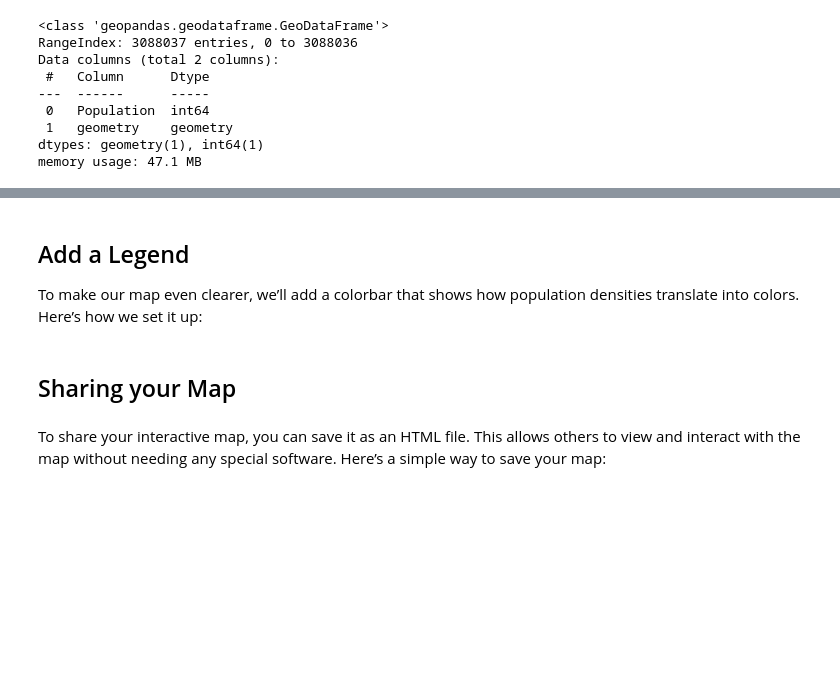
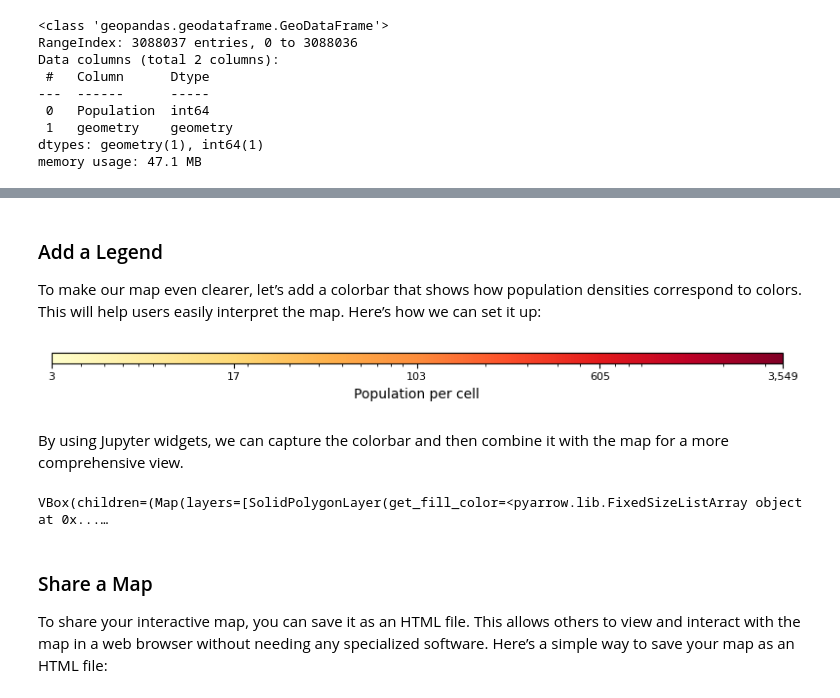
Before and after one commit to SandraRudeloff/Sandi_Sandkorn, a Jupyter notebook: content/scripts/visualize_population_lonboard.ipynb, the cells around one changed output, grey strips where cells are left out. Saved outputs shown, nothing was run; the diff lists cells and outputs as text; code cells hidden in the pictures; blank space fills up the shorter version.

```diff
--- a/content/scripts/visualize_population_lonboard.ipynb
+++ b/content/scripts/visualize_population_lonboard.ipynb
@@ -170,29 +174,3 @@ normalizer = mpl.colors.LogNorm(vmin=gdf_population['Population'].min(), vmax=gd
 colors = colormap(normalizer(gdf_population['Population']), bytes=True)
 # %%
 polygon_layer.get_fill_color = colors
-# %% [markdown]
-## Add a Legend
-To make our map even clearer, we’ll add a colorbar that shows how population densities translate into colors.
-Here’s how we set it up:
-# %%
-fig, ax = plt.subplots(figsize=(8, 0.8))
-
-# Define the colorbar with LogNorm and the specified colormap
-cbar = plt.colorbar(
-    plt.cm.ScalarMappable(norm=LogNorm(vmin=gdf_population['Population'].min(), vmax=gdf_population['Population'].max()), cmap=colormap),
-    cax=ax,
-    orientation='horizontal'
-)
-
-tick_values = np.logspace(np.log10(gdf_population['Population'].min()), np.log10(gdf_population['Population'].max()), num=5, base=10.0)
-cbar.set_ticks(tick_values)
-cbar.ax.xaxis.set_major_formatter(mticker.FuncFormatter(thousands_formatter))
-cbar.ax.tick_params(labelsize=8)
-
-cbar.set_label('Population per cell', fontsize=10)
-
-colorbar_output = widgets.Output()
-
-with colorbar_output:
-    plt.tight_layout()
-    plt.show()
@@ -201,7 +177,49 @@ widgets.VBox([m, colorbar_output])
+# %% [markdown]
+### Add a Legend
+To make our map even clearer, let’s add a colorbar that shows how population densities correspond to colors. This will help users easily interpret the map.
+Here’s how we can set it up:
+# %%
+def create_colorbar():
+    fig, ax = plt.subplots(figsize=(8, 0.8))
+
+    # Define the colorbar with LogNorm and the specified colormap
+    cbar = plt.colorbar(
+        plt.cm.ScalarMappable(norm=LogNorm(vmin=gdf_population['Population'].min(), vmax=gdf_population['Population'].max()), cmap=colormap),
+        cax=ax,
+        orientation='horizontal'
+    )
+
+    tick_values = np.logspace(np.log10(gdf_population['Population'].min()), np.log10(gdf_population['Population'].max()), num=5)
+    cbar.set_ticks(tick_values)
+    cbar.ax.xaxis.set_major_formatter(mticker.FuncFormatter(thousands_formatter))
+    cbar.ax.tick_params(labelsize=8)
+
+    cbar.set_label('Population per cell', fontsize=10)
+
+    plt.tight_layout()
+    plt.show()
+
+create_colorbar()
+# %% [output]
+[figure, added]
+# %% [markdown]
+By using Jupyter widgets, we can capture the colorbar and then combine it with the map for a more comprehensive view.
+# %%
+# Display the map and the colorbar together
+
+# Create output widget for the colorbar
+colorbar_output = widgets.Output()
+
+with colorbar_output:
+    create_colorbar()
+
+widgets.VBox([m, colorbar_output])
+# %% [output]
+VBox(children=(Map(layers=[SolidPolygonLayer(get_fill_color=<pyarrow.lib.FixedSizeListArray object at 0x...…
 # %% [markdown]
-## Sharing your Map
+### Share a Map
+To share your interactive map, you can save it as an HTML file. This allows others to view and interact with the map in a web browser without needing any specialized software.
+Here’s a simple way to save your map as an HTML file:
-# %% [markdown]
-To share your interactive map, you can save it as an HTML file. This allows others to view and interact with the map without needing any special software. Here’s a simple way to save your map:
 # %%
 m.to_html("visualization_population.html")
 # %%
```
Also changed, not shown: parts of 43 cells of this notebook, 6 other files.
